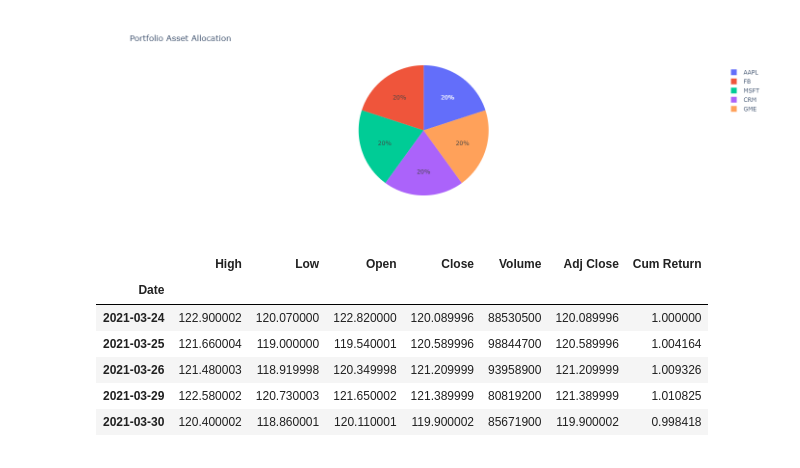
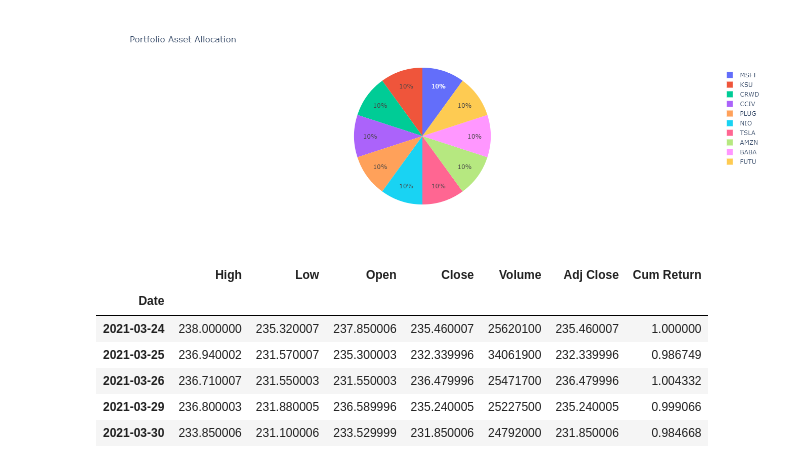
Before and after one commit to estevancersa/DEEGA-ETF, a Jupyter notebook: portfolio_returns.ipynb, the cells around one changed output. Saved outputs shown, nothing was run; the diff lists cells and outputs as text; code cells hidden in the pictures.

```diff
--- a/portfolio_returns.ipynb
+++ b/portfolio_returns.ipynb
@@ -22,8 +27,8 @@ GME = web.DataReader('GME','yahoo',start,end)
 SPY = web.DataReader('SPY','yahoo',start,end)
 # %%
 #Portfolio Allocation
-labels = ['AAPL','FB','MSFT','CRM', 'GME']
-allocation_pct = [.2,.2,.2,.2,.2]
+labels = ['MSFT','KSU','CRWD','CCIV', 'PLUG', 'NIO', 'TSLA', 'AMZN', 'BABA', 'FUTU']
+allocation_pct = [.1,.1,.1,.1,.1,.1,.1,.1,.1,.1]
 
 fig0 = go.Figure(data=[go.Pie(labels=labels, values=allocation_pct)])
 fig0.update_layout(title="Portfolio Asset Allocation")
@@ -33,3 +37,3 @@ fig0.show()
-[figure, old version]
+[figure, new version]
 # %%
 # Calculate the cumulative return
@@ -37,13 +41,13 @@ for df in (AAPL,FB,MSFT,CRM,GME,SPY):
   df['Cum Return'] = df['Adj Close']/df.iloc[0]['Adj Close']
 # %%
-AAPL.head()
+MSFT.head()
 # %% [output]
 |  | High | Low | Open | Close | Volume | Adj Close | Cum Return |
 | Date |  |  |  |  |  |  |  |
-| 2021-03-24 | 122.900002 | 120.070000 | 122.820000 | 120.089996 | 88530500 | 120.089996 | 1.000000 |
-| 2021-03-25 | 121.660004 | 119.000000 | 119.540001 | 120.589996 | 98844700 | 120.589996 | 1.004164 |
-| 2021-03-26 | 121.480003 | 118.919998 | 120.349998 | 121.209999 | 93958900 | 121.209999 | 1.009326 |
-| 2021-03-29 | 122.580002 | 120.730003 | 121.650002 | 121.389999 | 80819200 | 121.389999 | 1.010825 |
-| 2021-03-30 | 120.400002 | 118.860001 | 120.110001 | 119.900002 | 85671900 | 119.900002 | 0.998418 |
+| 2021-03-24 | 238.000000 | 235.320007 | 237.850006 | 235.460007 | 25620100 | 235.460007 | 1.000000 |
+| 2021-03-25 | 236.940002 | 231.570007 | 235.300003 | 232.339996 | 34061900 | 232.339996 | 0.986749 |
+| 2021-03-26 | 236.710007 | 231.550003 | 231.550003 | 236.479996 | 25471700 | 236.479996 | 1.004332 |
+| 2021-03-29 | 236.800003 | 231.880005 | 236.589996 | 235.240005 | 25227500 | 235.240005 | 0.999066 |
+| 2021-03-30 | 233.850006 | 231.100006 | 233.529999 | 231.850006 | 24792000 | 231.850006 | 0.984668 |
 # %%
 # Calculate value of initial investment of 100K in the Portfolio
```
Also changed, not shown: parts of 17 cells of this notebook, 12 other files.
